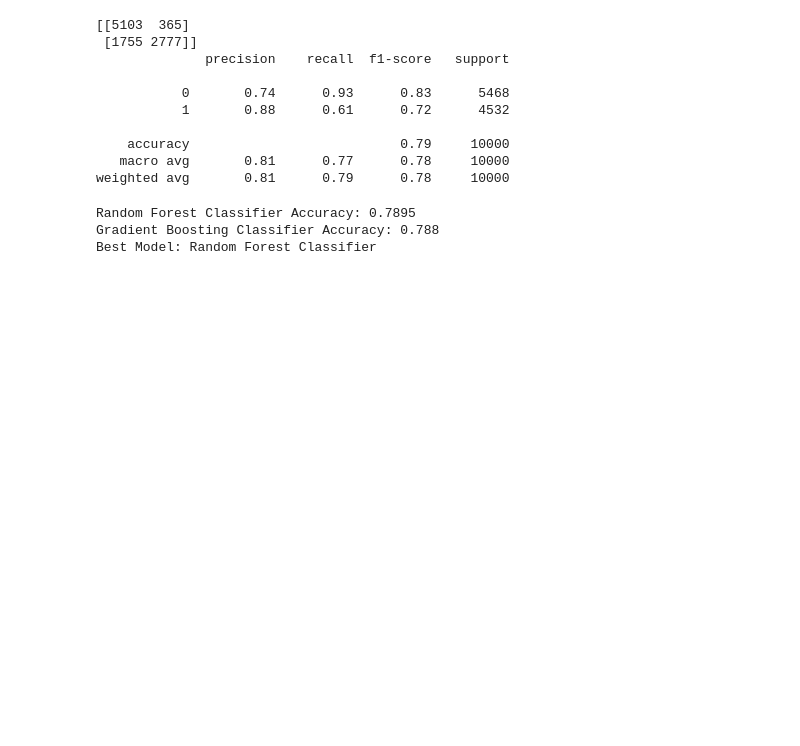
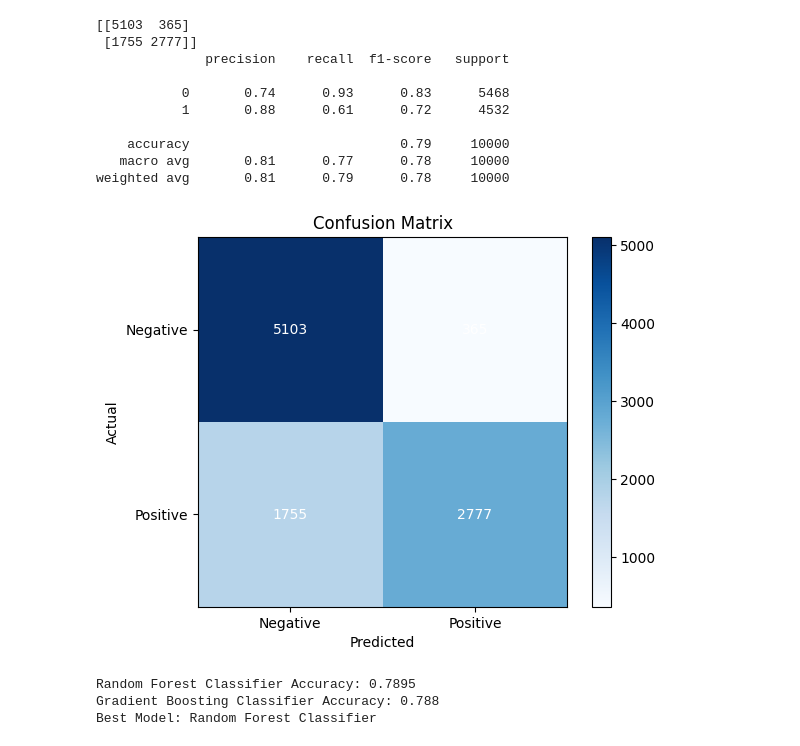
Before and after one commit to ShubhamSingh030/Final-Project-Social-Media-Impact-On-Public-Opinion, a Jupyter notebook: Final_Project.ipynb, the cells around one changed output. Saved outputs shown, nothing was run; the diff lists cells and outputs as text; code cells hidden in the pictures; blank space fills up the shorter version.

```diff
--- a/Final_Project.ipynb
+++ b/Final_Project.ipynb
@@ -1863,6 +1898,27 @@ print(cr)
     accuracy                           0.79     10000
    macro avg       0.81      0.77      0.78     10000
 weighted avg       0.81      0.79      0.78     10000
+# %%
+# Plot the graph for above
+import matplotlib.pyplot as plt
+
+    # Plot the graph for the confusion matrix
+plt.imshow(cm, cmap='Blues')
+plt.title('Confusion Matrix')
+plt.colorbar()
+plt.xlabel('Predicted')
+plt.ylabel('Actual')
+plt.xticks([0, 1], ['Negative', 'Positive'])
+plt.yticks([0, 1], ['Negative', 'Positive'])
+
+    # Add text annotations
+for i in range(2):
+    for j in range(2):
+            plt.text(j, i, str(cm[i, j]), ha='center', va='center', color='white')
+
+plt.show()
+# %% [output]
+[figure, added]
 # %%
 # select which model is best  based on the accuracy score
 # The model with the highest accuracy score is considered the best model for the given task.
```
Also changed, not shown: parts of 6 cells of this notebook, 3 other files.
